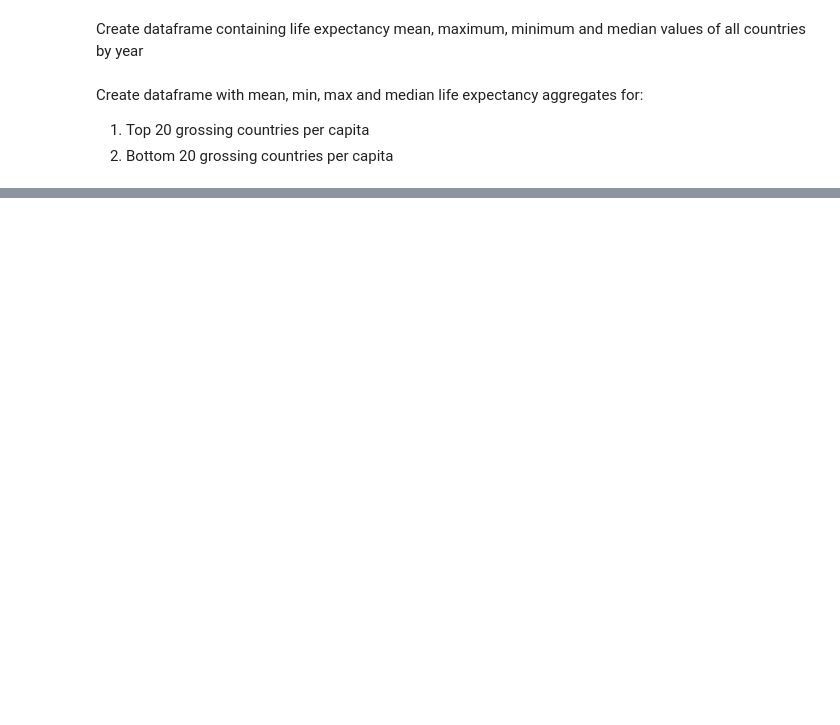
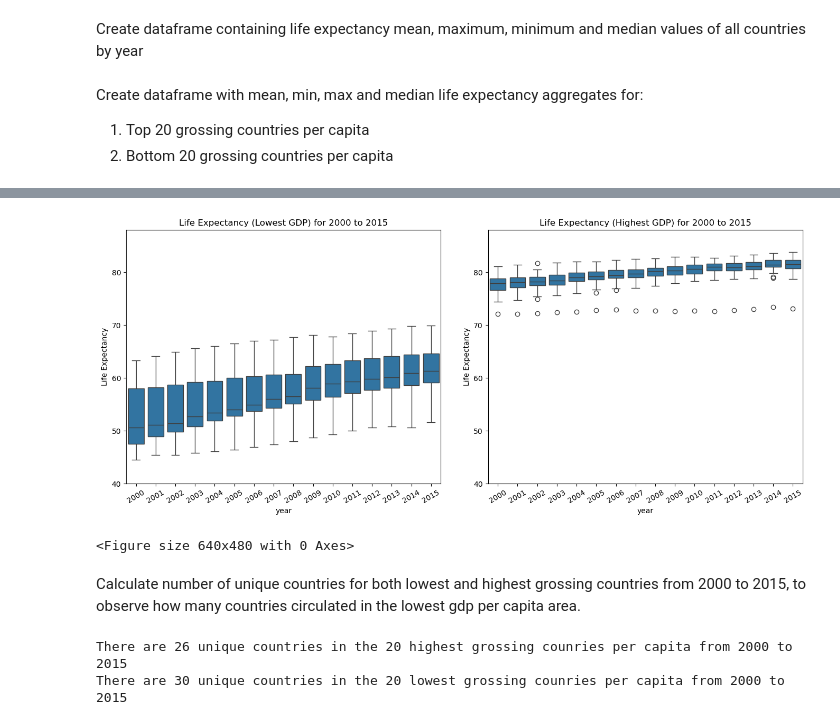
Before and after one commit to WVDevCode/Life_Expectancy_and_GDP, a Jupyter notebook: Notebooks/descriptive_analysis.ipynb, the cells around one changed output, grey strips where cells are left out. Cells and saved outputs as stored; diff of their text form; code cells hidden in the pictures; blank space fills up the shorter version.

```diff
--- a/Notebooks/descriptive_analysis.ipynb
+++ b/Notebooks/descriptive_analysis.ipynb
@@ -177,0 +222,49 @@ descriptive_stats_life_exp_bottom_gdp =all_means_bottom_gdp_df.merge(all_max_bot
+# %%
+
+ax2 = plt.subplot(1, 2, 1)
+sns.boxplot(x = le_bottom_2000_to_2015['year'], y = le_bottom_2000_to_2015['life_expectancy'])
+plt.title('Life Expectancy (Lowest GDP) for 2000 to 2015')
+plt.ylabel('Life Expectancy')
+plt.xticks(rotation = 30)
+plt.ylim(40, 88)
+plt.subplots_adjust(0, 1, 2, 2, 0.15, 0)
+ax4 = plt.subplot(1, 2, 2)
+sns.boxplot(x = le_top_2000_to_2015['year'], y = le_top_2000_to_2015['life_expectancy'])
+plt.title('Life Expectancy (Highest GDP) for 2000 to 2015')
+plt.ylabel('Life Expectancy')
+plt.xticks(rotation = 30)
+plt.ylim(40, 88)
+plt.show()
+plt.clf()
+# %% [output]
+[figure, added]
+<Figure size 640x480 with 0 Axes>
+# %% [markdown]
+Calculate number of unique countries for both lowest and highest grossing countries from 2000 to 2015, to observe how many countries circulated in the lowest gdp per capita area.
+# %%
+unique_highest_gdp_counries = []
+
+for year in range(2000, 2016):
+    le_highest_20_gdp = life_expectancy[life_expectancy['year'] == year].sort_values(by='gdp_per_capita', ascending=False).reset_index(drop=True)
+    le_highest_20_gdp = le_highest_20_gdp.iloc[:20]
+    for country in list(le_highest_20_gdp['country']):
+        if country not in unique_highest_gdp_counries:
+            unique_highest_gdp_counries.append(country)
+        else:
+            continue
+print(f'There are {len(np.unique(unique_highest_gdp_counries))} unique countries in the 20 highest grossing counries per capita from 2000 to 2015')
+
+unique_lowest_gdp_counries = []
+
+for year in range(2000, 2016):
+    le_lowest_20_gdp = life_expectancy[life_expectancy['year'] == year].sort_values(by='gdp_per_capita', ascending=True).reset_index(drop=True)
+    le_lowest_20_gdp = le_lowest_20_gdp.iloc[:20]
+    for country in list(le_lowest_20_gdp['country']):
+        if country not in unique_lowest_gdp_counries:
+            unique_lowest_gdp_counries.append(country)
+        else:
+            continue
+print(f'There are {len(np.unique(unique_lowest_gdp_counries))} unique countries in the 20 lowest grossing counries per capita from 2000 to 2015')
+# %% [output]
+There are 26 unique countries in the 20 highest grossing counries per capita from 2000 to 2015
+There are 30 unique countries in the 20 lowest grossing counries per capita from 2000 to 2015
```
Also changed, not shown: parts of 3 cells of this notebook.
